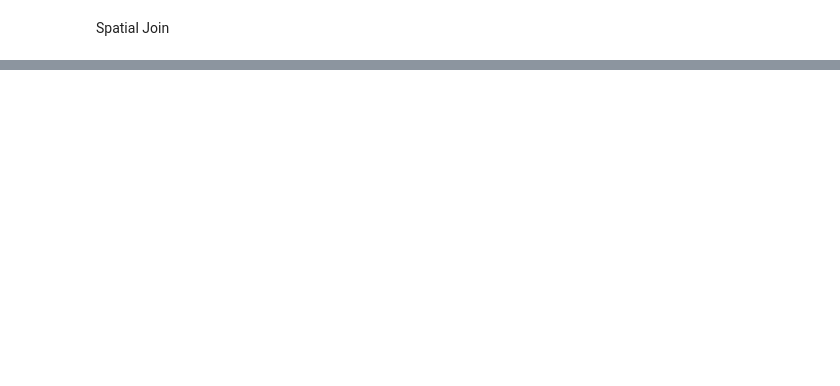
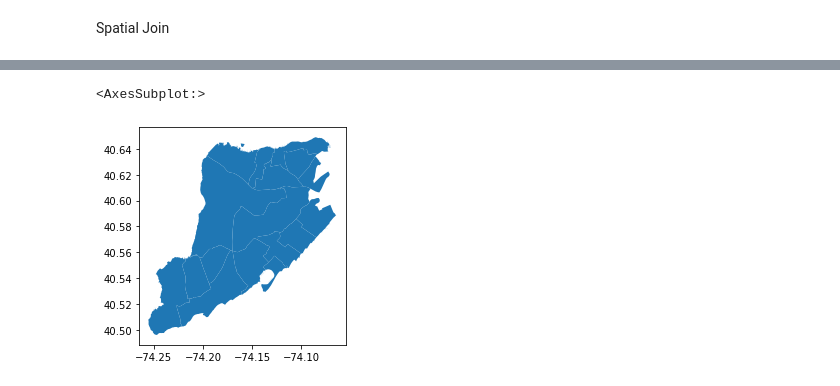
Before and after one commit to Nnyeka/Spatial_Analysis_with_Python, a Jupyter notebook: Untitled.ipynb, the cells around one changed output, grey strips where cells are left out. Cells and saved outputs as stored; diff of their text form; code cells hidden in the pictures; blank space fills up the shorter version.

Commit message:
change crs and various plots

```diff
--- a/Untitled.ipynb
+++ b/Untitled.ipynb
@@ -665,0 +776,7 @@ shape of data: (195, 9)
+# %%
+path = 'https://services5.arcgis.com/GfwWNkhOj9bNBqoJ/arcgis/rest/services/NYC_Neighborhood_Tabulation_Areas_2010\
+/FeatureServer/0/query?where=1=1&outFields=*&outSR=4326&f=pgeojson'
+nta_shape = gpd.read_file(path)
+
+print('shape of data: {}'.format(nta_shape.shape))
+nta_shape.head()
@@ -665,0 +796,9 @@ shape of data: (195, 9)
+# %%
+# slicing the nta data with everything up to lon = -74.1
+(nta_shape
+ .cx[:-74.1, :]
+ .plot()
+)
+# %% [output]
+<AxesSubplot:>
+[figure, added]
```
Also changed, not shown: parts of 8 cells of this notebook.
